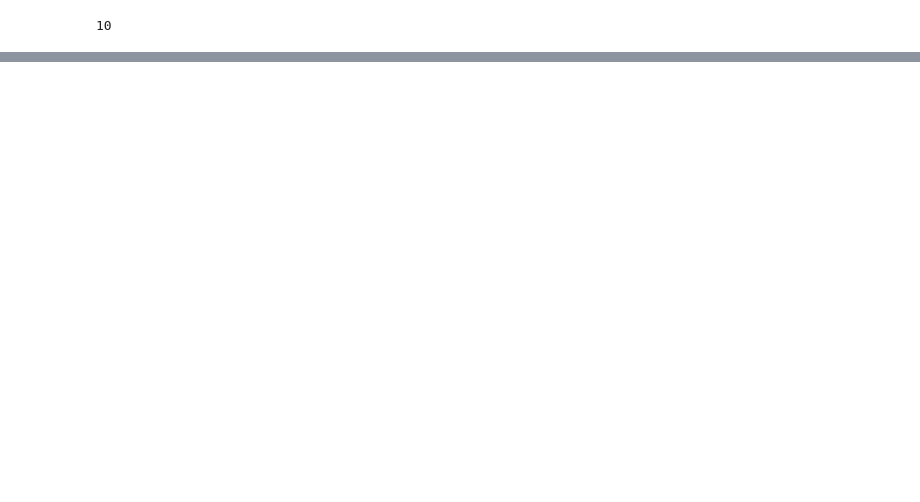
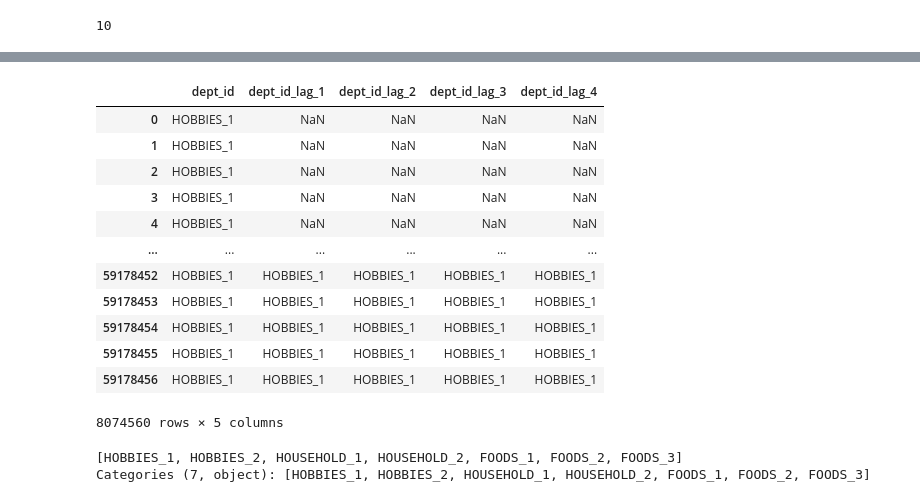
Before and after one commit to rfhussain/m5_kaggle, a Jupyter notebook: eda/21jun2020.ipynb, the cells around one changed output, grey strips where cells are left out. Drawn from its saved outputs; the diff is of its cells as text; code cells hidden in the pictures; blank space fills up the shorter version.

Commit message:
3:39 am updated the notebook eda

```diff
--- a/eda/21jun2020.ipynb
+++ b/eda/21jun2020.ipynb
@@ -423,0 +636,26 @@ df_calander[df_calander.month==1].head(15)
+# %%
+def add_lags(df, shift_range,index_cols, lag_cols, exception_cols):
+    cols_to_rename = list(df.columns.difference(index_cols + exception_cols))
+
+    print('Columns to rename : ',cols_to_rename)
+
+    for day_shift in tqdm_notebook(shift_range):
+        train_shift = df[index_cols + cols_to_rename].copy()
+        print('copied to train_shift')
+        train_shift['d'] = train_shift['d'] + day_shift
+        print(f'performed the shifting of {day_shift}')
+
+        foo = lambda x: '{}_lag_{}'.format(x, day_shift) if x in cols_to_rename else x
+        train_shift = train_shift.rename(columns=foo)
+        print('columns are renamed for ', foo)
+
+        print('\n')
+        print(df.columns)
+        print('\n')
+        print('\n')
+        print(train_shift.columns)
+        df = pd.merge(df, train_shift, on=index_cols, how='left')
+        print('\n')
+        print('performed the merge')
+
+    return df
@@ -423,0 +683,10 @@ df_calander[df_calander.month==1].head(15)
+# %%
+mean_enc_cols = [col for col in dfmain.columns if 'mean' in str(col)]
+exception_cols = mean_enc_cols + ['cat_id', 'date', 'day', 'id','sell_price', 'snap_CA', 'snap_TX', 'snap_WI',
+                                  'state_id', 'wday', 'wm_yr_wk']
+
+index_cols = ['store_id','item_id','d']
+lag_cols = ['target','dept_id','store_id','item_id']
+shift_range = [x for x in range(1,3)]
+
+dfmain = add_lags(dfmain,shift_range,index_cols,lag_cols,exception_cols)
@@ -423,0 +716,21 @@ df_calander[df_calander.month==1].head(15)
+# %%
+dfmain[dfmain.dept_id=='HOBBIES_1'][['dept_id','dept_id_lag_1','dept_id_lag_2','dept_id_lag_3','dept_id_lag_4']]
+# %% [output]
+|  | dept_id | dept_id_lag_1 | dept_id_lag_2 | dept_id_lag_3 | dept_id_lag_4 |
+| 0 | HOBBIES_1 | NaN | NaN | NaN | NaN |
+| 1 | HOBBIES_1 | NaN | NaN | NaN | NaN |
+| 2 | HOBBIES_1 | NaN | NaN | NaN | NaN |
+| 3 | HOBBIES_1 | NaN | NaN | NaN | NaN |
+| 4 | HOBBIES_1 | NaN | NaN | NaN | NaN |
+| ... | ... | ... | ... | ... | ... |
+| 59178452 | HOBBIES_1 | HOBBIES_1 | HOBBIES_1 | HOBBIES_1 | HOBBIES_1 |
+| 59178453 | HOBBIES_1 | HOBBIES_1 | HOBBIES_1 | HOBBIES_1 | HOBBIES_1 |
+| 59178454 | HOBBIES_1 | HOBBIES_1 | HOBBIES_1 | HOBBIES_1 | HOBBIES_1 |
+| 59178455 | HOBBIES_1 | HOBBIES_1 | HOBBIES_1 | HOBBIES_1 | HOBBIES_1 |
+| 59178456 | HOBBIES_1 | HOBBIES_1 | HOBBIES_1 | HOBBIES_1 | HOBBIES_1 |
+8074560 rows × 5 columns
+# %%
+print(dfmain.dept_id.unique())
+# %% [output]
+[HOBBIES_1, HOBBIES_2, HOUSEHOLD_1, HOUSEHOLD_2, FOODS_1, FOODS_2, FOODS_3]
+Categories (7, object): [HOBBIES_1, HOBBIES_2, HOUSEHOLD_1, HOUSEHOLD_2, FOODS_1, FOODS_2, FOODS_3]
```
Also changed, not shown: parts of 53 cells of this notebook.
